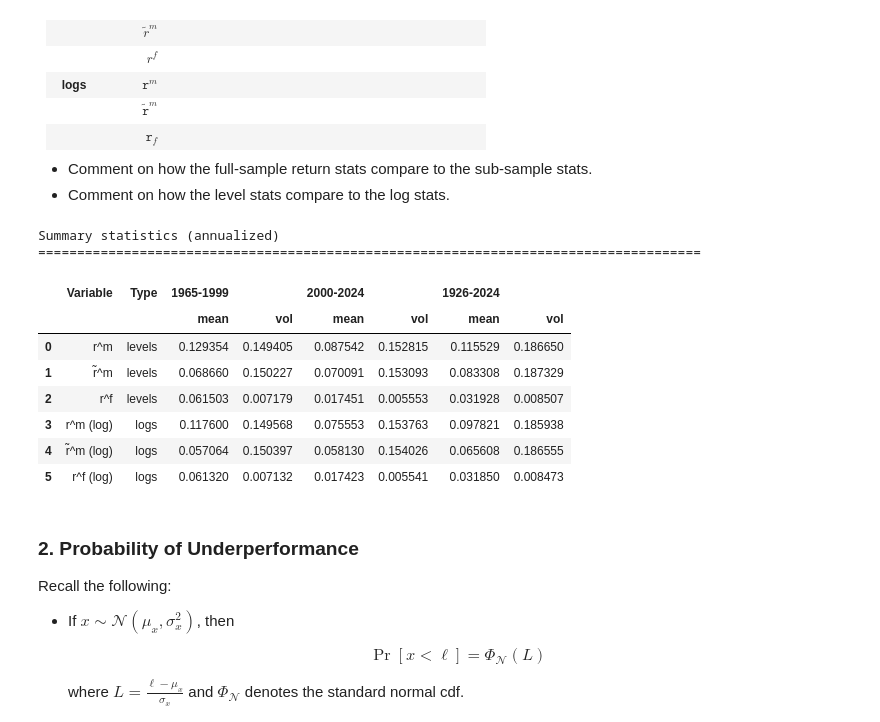
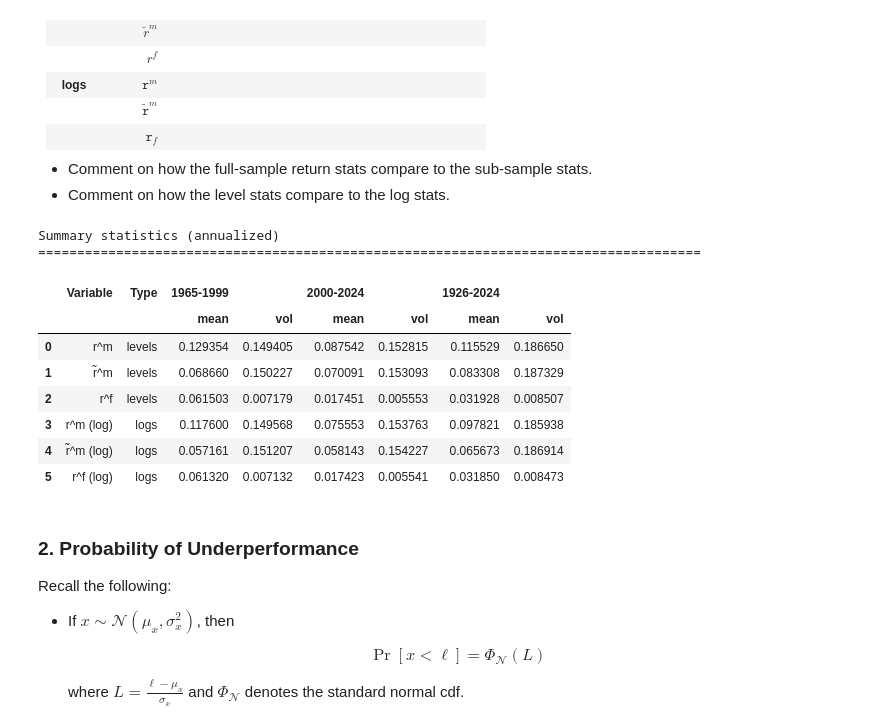
Before and after one commit to t-flora/portfolio-risk-mgmt, a Jupyter notebook: hw3/Barnstable-and-Long-Run-Risk.ipynb, the cells around one changed output. Drawn from its saved outputs; the diff is of its cells as text; code cells hidden in the pictures.

```diff
--- a/hw3/Barnstable-and-Long-Run-Risk.ipynb
+++ b/hw3/Barnstable-and-Long-Run-Risk.ipynb
@@ -145,7 +145,7 @@ def compute_period_stats(df,
     # Compute logs
     period['log_mkt'] = np.log1p(period[mkt_col])
     period['log_rf'] = np.log1p(period[rf_col])
-    period['log_excess'] = period['log_mkt'] - period['log_rf']
+    period['log_excess'] = np.log1p(period[mkt_col] - period[rf_col]) # period['log_mkt'] - period['log_rf']
 
     # Levels stats
     mkt_mean, mkt_vol = calc_stats(period[mkt_col], periods_per_year)
@@ -179,34 +179,34 @@ def assemble_summary(df, periods, *, date_col='date', mkt_col='SPX', rf_col='TB1
     base_df[('Variable', '')] = BASE_VARIABLES
     base_df[('Type', '')] = BASE_TYPES
 
     # Compute and concat each period's stats
     pieces = [base_df]
     for (s, e) in periods:
         pieces.append(compute_period_stats(df, s, e,
                                            date_col=date_col,
                                            mkt_col=mkt_col,
                                            rf_col=rf_col,
                                            periods_per_year=periods_per_year))
     return pd.concat(pieces, axis=1)
 
 
 # Example usage: replicate the three periods from above
 period_list = [(1965, 1999), (2000, END_YR), (1926, END_YR)]
 sum_stats = assemble_summary(raw_df, period_list, date_col='date', mkt_col='SPX', rf_col='TB1M', periods_per_year=12)
 
 print("Summary statistics (annualized)")
 print("=" * 85)
 sum_stats.head(6)
 # %% [output]
 Summary statistics (annualized)
 =====================================================================================
 |  | Variable | Type | 1965-1999 |  | 2000-2024 |  | 1926-2024 |  |
 |  |  |  | mean | vol | mean | vol | mean | vol |
 | 0 | r^m | levels | 0.129354 | 0.149405 | 0.087542 | 0.152815 | 0.115529 | 0.186650 |
 | 1 | r̃^m | levels | 0.068660 | 0.150227 | 0.070091 | 0.153093 | 0.083308 | 0.187329 |
 | 2 | r^f | levels | 0.061503 | 0.007179 | 0.017451 | 0.005553 | 0.031928 | 0.008507 |
 | 3 | r^m (log) | logs | 0.117600 | 0.149568 | 0.075553 | 0.153763 | 0.097821 | 0.185938 |
-| 4 | r̃^m (log) | logs | 0.057064 | 0.150397 | 0.058130 | 0.154026 | 0.065608 | 0.186555 |
+| 4 | r̃^m (log) | logs | 0.057161 | 0.151207 | 0.058143 | 0.154227 | 0.065673 | 0.186914 |
 | 5 | r^f (log) | logs | 0.061320 | 0.007132 | 0.017423 | 0.005541 | 0.031850 | 0.008473 |
 # %% [markdown]
 ### 2. Probability of Underperformance
```
Also changed, not shown: parts of 6 cells of this notebook, 1 other file.
